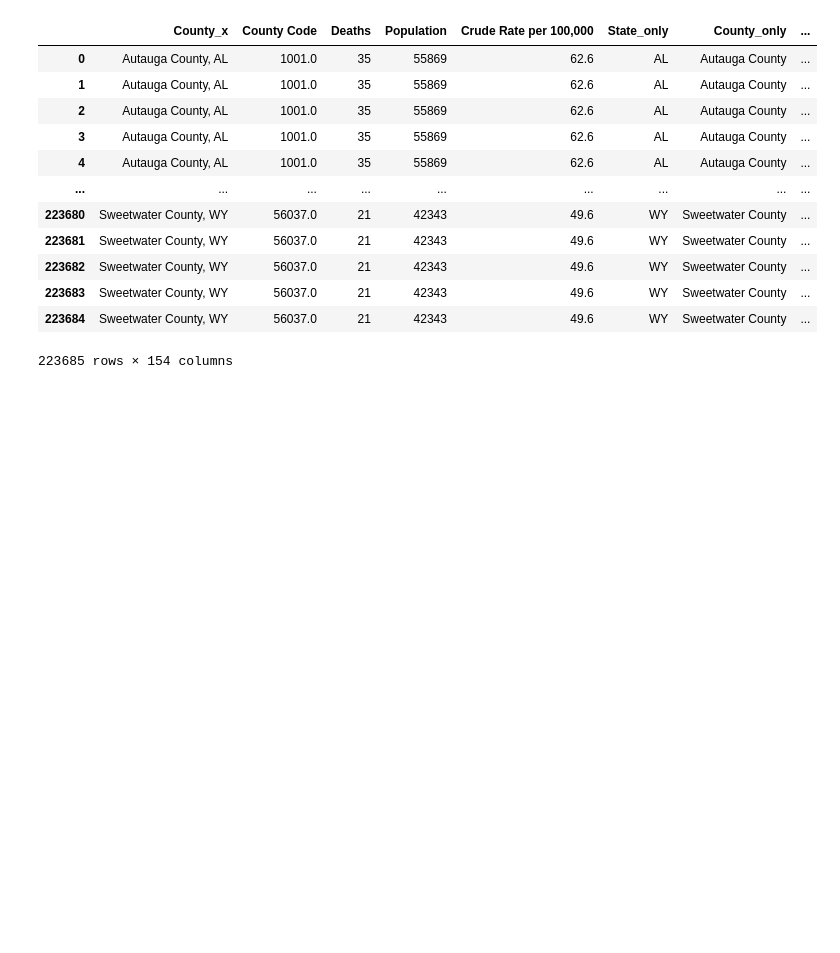
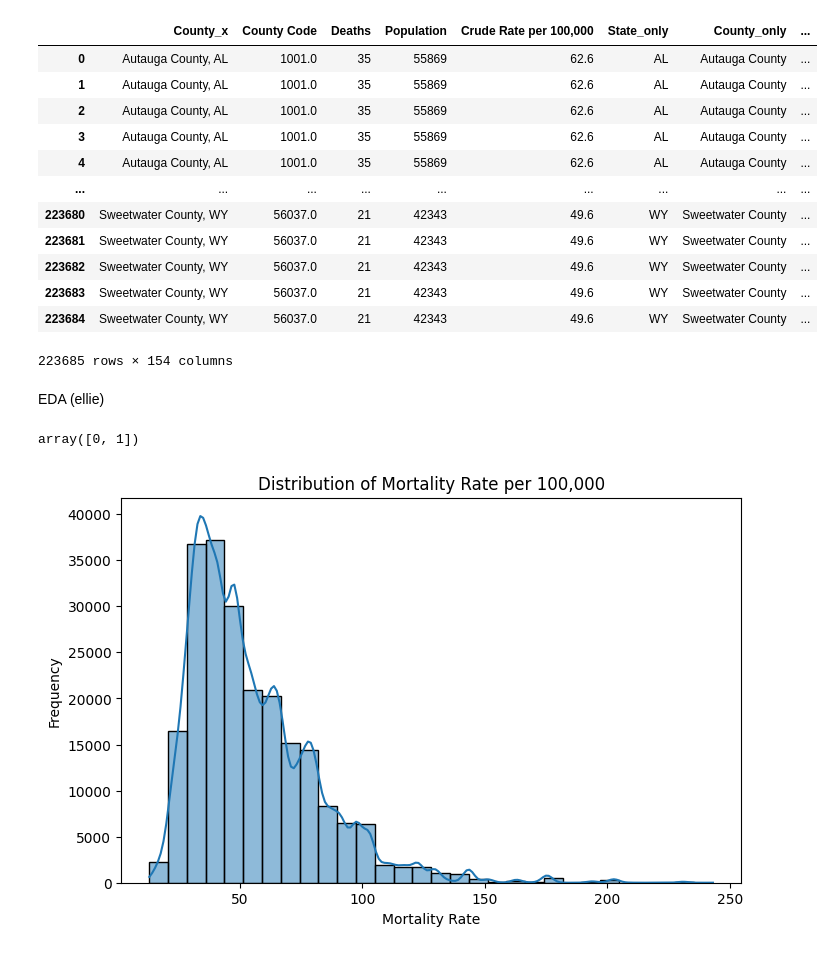
Before and after one commit to marklee4823/math189_project, a Jupyter notebook: Notebook.ipynb, the cells around one changed output. Saved outputs shown, nothing was run; the diff lists cells and outputs as text; code cells hidden in the pictures; blank space fills up the shorter version.

```diff
--- a/Notebook.ipynb
+++ b/Notebook.ipynb
@@ -214,3 +216,21 @@ df_merged
 | 223683 | Sweetwater County, WY | 56037.0 | 21 | 42343 | 49.6 | WY | Sweetwater County | ... |
 | 223684 | Sweetwater County, WY | 56037.0 | 21 | 42343 | 49.6 | WY | Sweetwater County | ... |
 223685 rows × 154 columns
+# %% [markdown]
+EDA (ellie)
+# %%
+df_merged.columns.to_list()
+df_merged['LILATracts_1And10'].unique()
+# %% [output]
+array([0, 1])
+# %%
+df_merged['mortality_rate'] = df_merged['Deaths'] / df_merged['Population'] * 100000
+
+plt.figure(figsize=(8, 5))
+sns.histplot(df_merged['mortality_rate'], bins=30, kde=True)
+plt.title("Distribution of Mortality Rate per 100,000")
+plt.xlabel("Mortality Rate")
+plt.ylabel("Frequency")
+plt.show()
+# %% [output]
+[figure, added]
```
Also changed, not shown: parts of 7 cells of this notebook.
